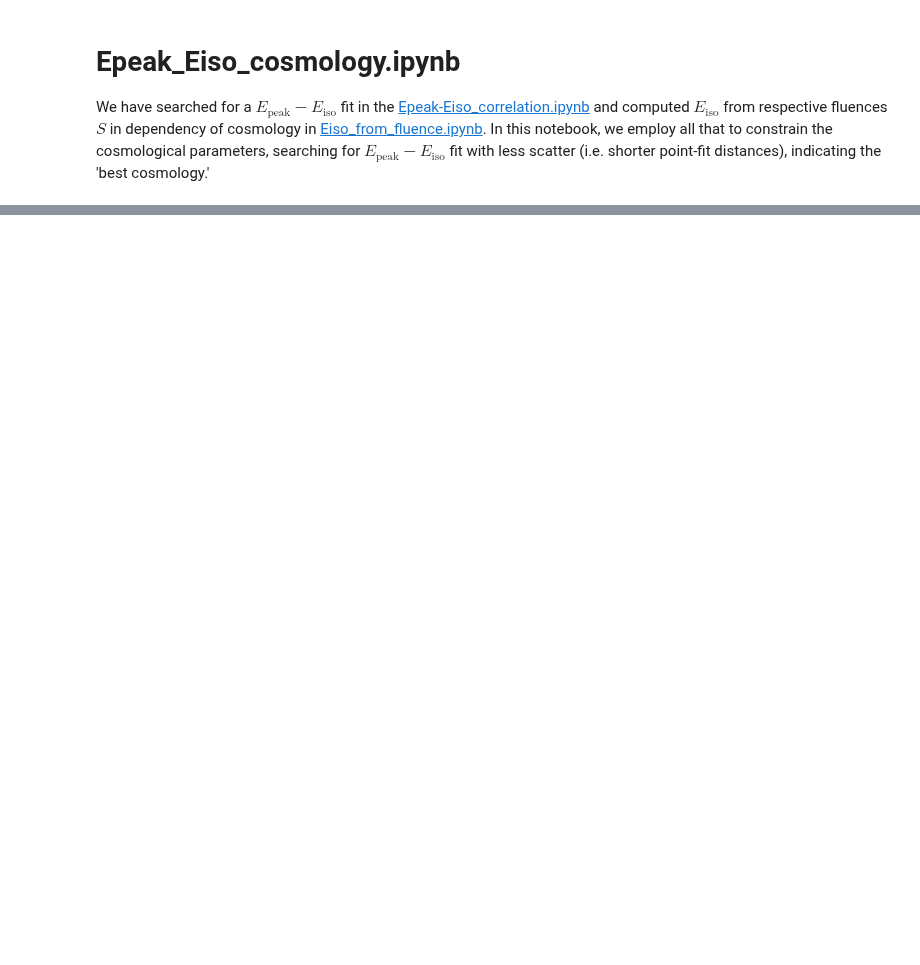
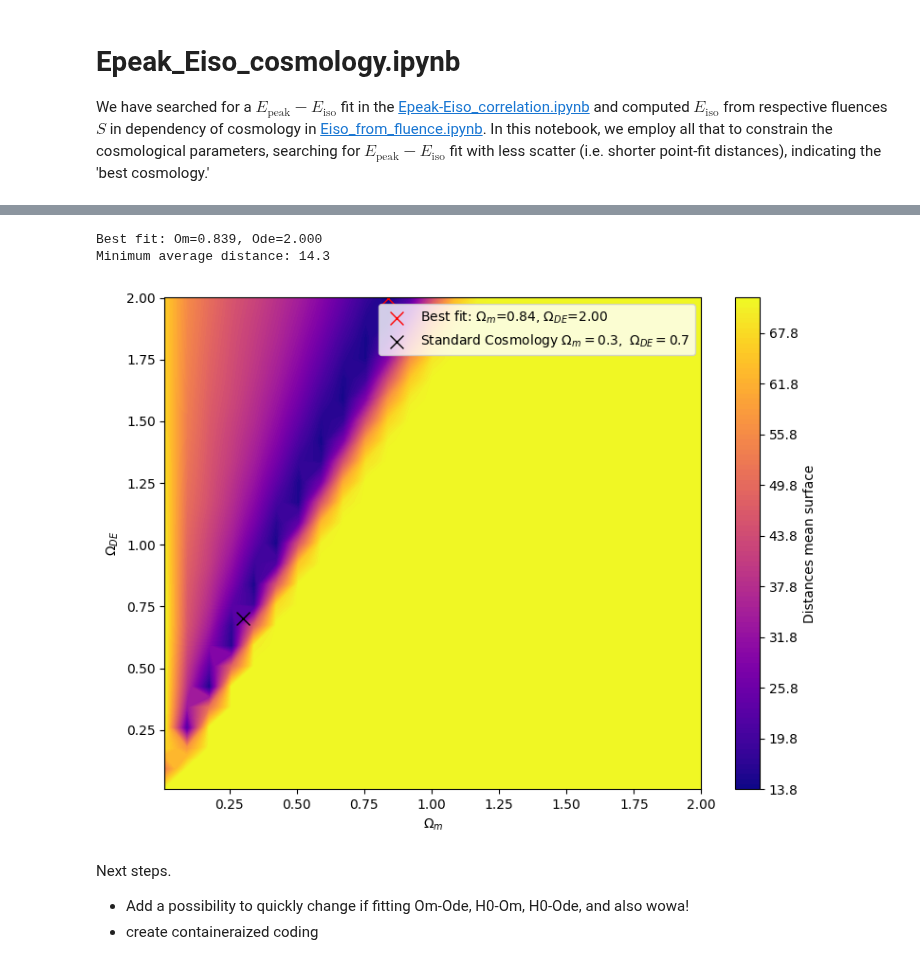
Before and after one commit to joanalnu/OAB-INAF, a Jupyter notebook: Epeak_Eiso_cosmology.ipynb, the cells around one changed output, grey strips where cells are left out. Drawn from its saved outputs; the diff is of its cells as text; code cells hidden in the pictures; blank space fills up the shorter version.

```diff
--- a/Epeak_Eiso_cosmology.ipynb
+++ b/Epeak_Eiso_cosmology.ipynb
@@ -320,0 +276,10 @@ Minimum average distance: 14.4
+# %%
+plot = create_contourplot(Om, Ode, chi_surface, datatype='distances', cmap='plasma')
+# %% [output]
+Best fit: Om=0.839, Ode=2.000
+Minimum average distance: 14.3
+[figure, added]
+# %% [markdown]
+Next steps.
+* Add a possibility to quickly change if fitting Om-Ode, H0-Om, H0-Ode, and also wowa!
+* create containeraized coding
```
Also changed, not shown: parts of 6 cells of this notebook.
